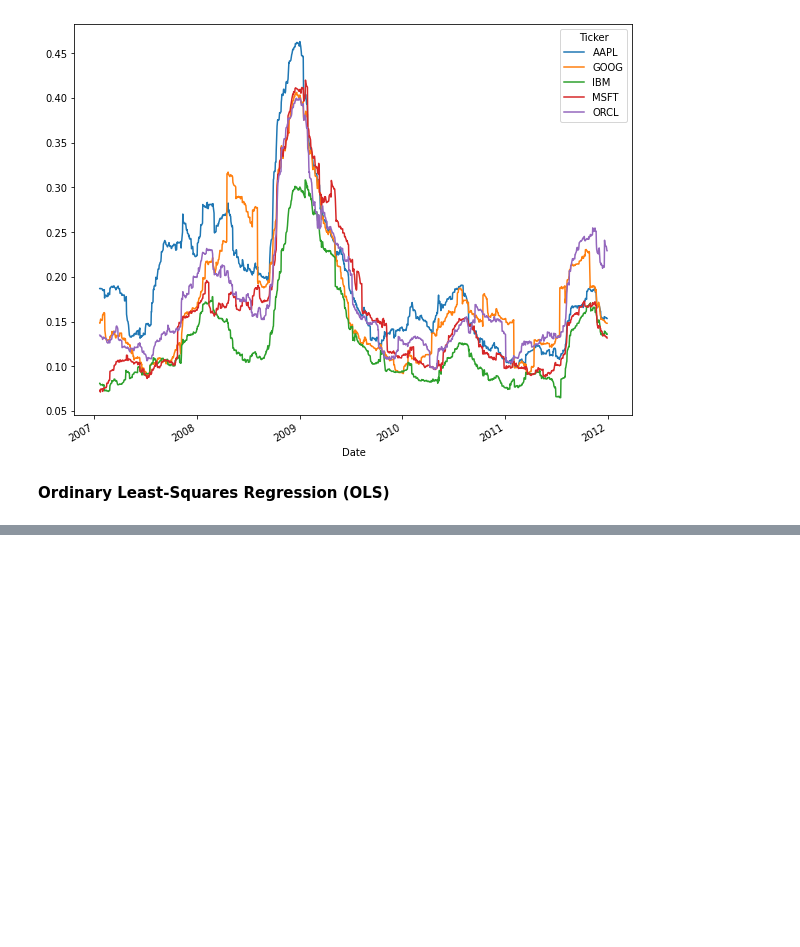
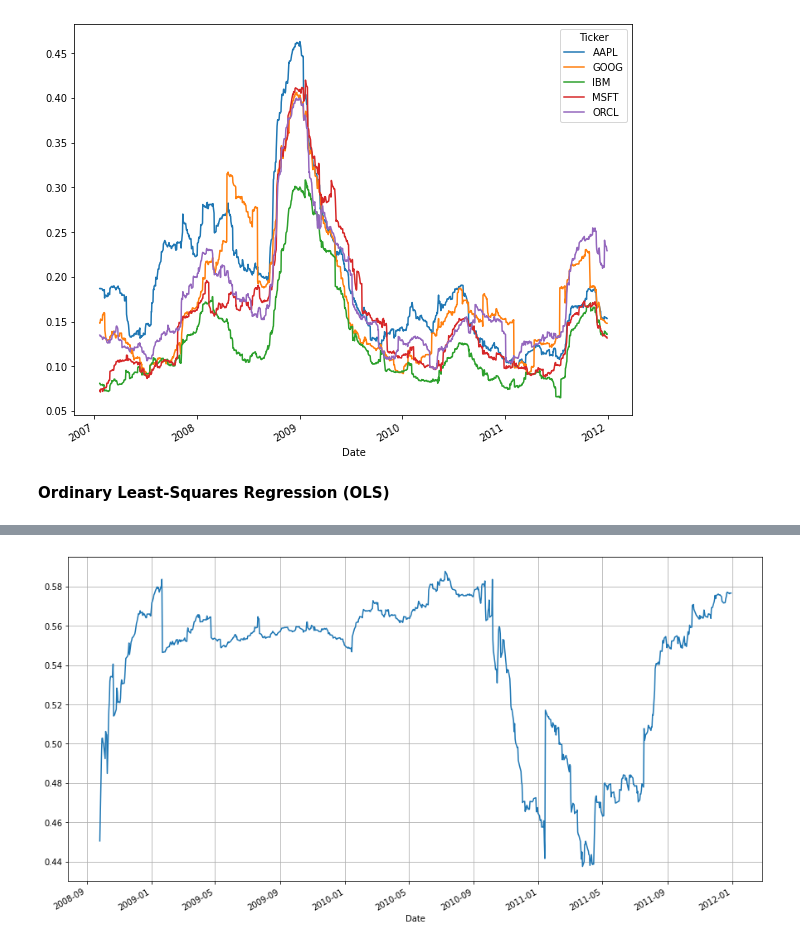
Before and after one commit to DataCrusade1999/Quantitative-Analytics, a Jupyter notebook: Quantitative_Analytics.ipynb, the cells around one changed output, grey strips where cells are left out. Cells and saved outputs as stored; diff of their text form; code cells hidden in the pictures; blank space fills up the shorter version.

```diff
--- a/Quantitative_Analytics.ipynb
+++ b/Quantitative_Analytics.ipynb
@@ -394,0 +432,5 @@ plt.show()
+# %%
+return_data['MSFT'].rolling(500).corr(return_data['AAPL']).plot(grid=True,figsize=(15,8))
+plt.show()
+# %% [output]
+[figure, added]
```
Also changed, not shown: parts of 3 cells of this notebook.
